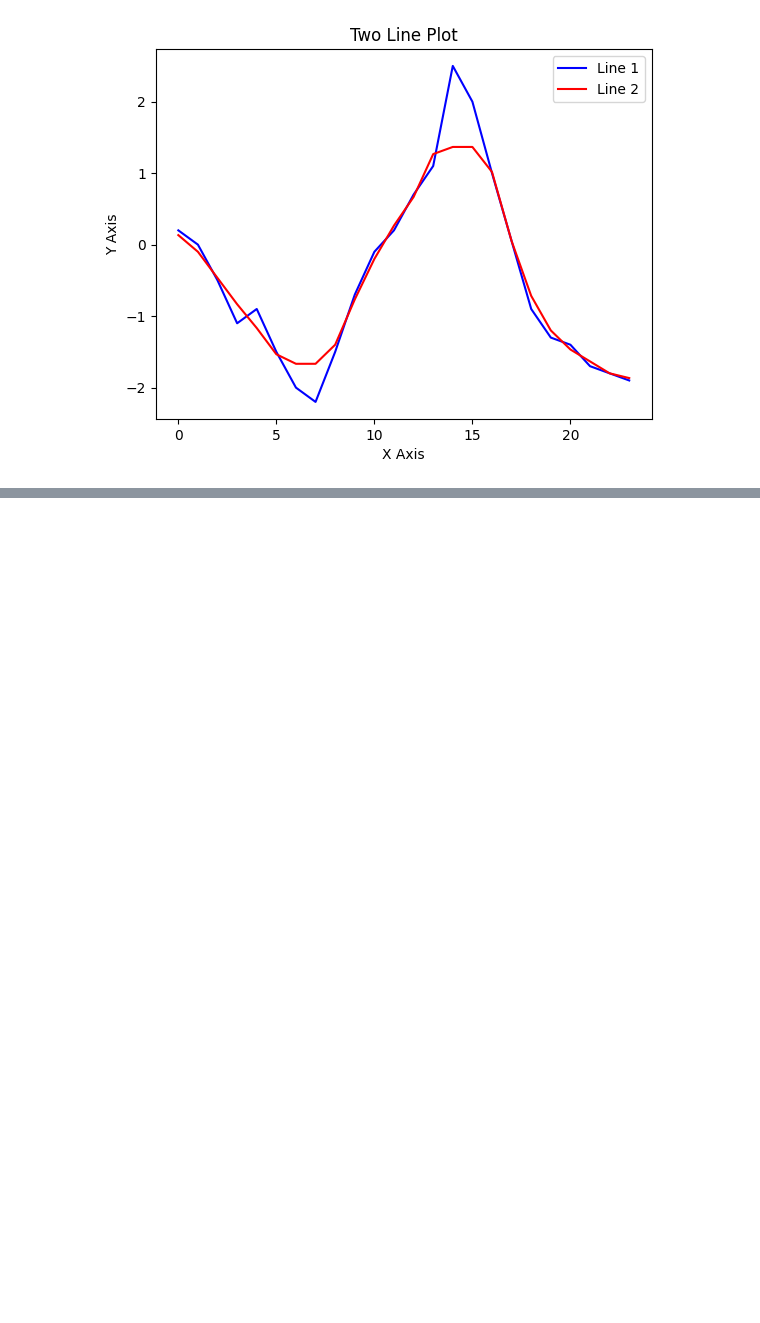
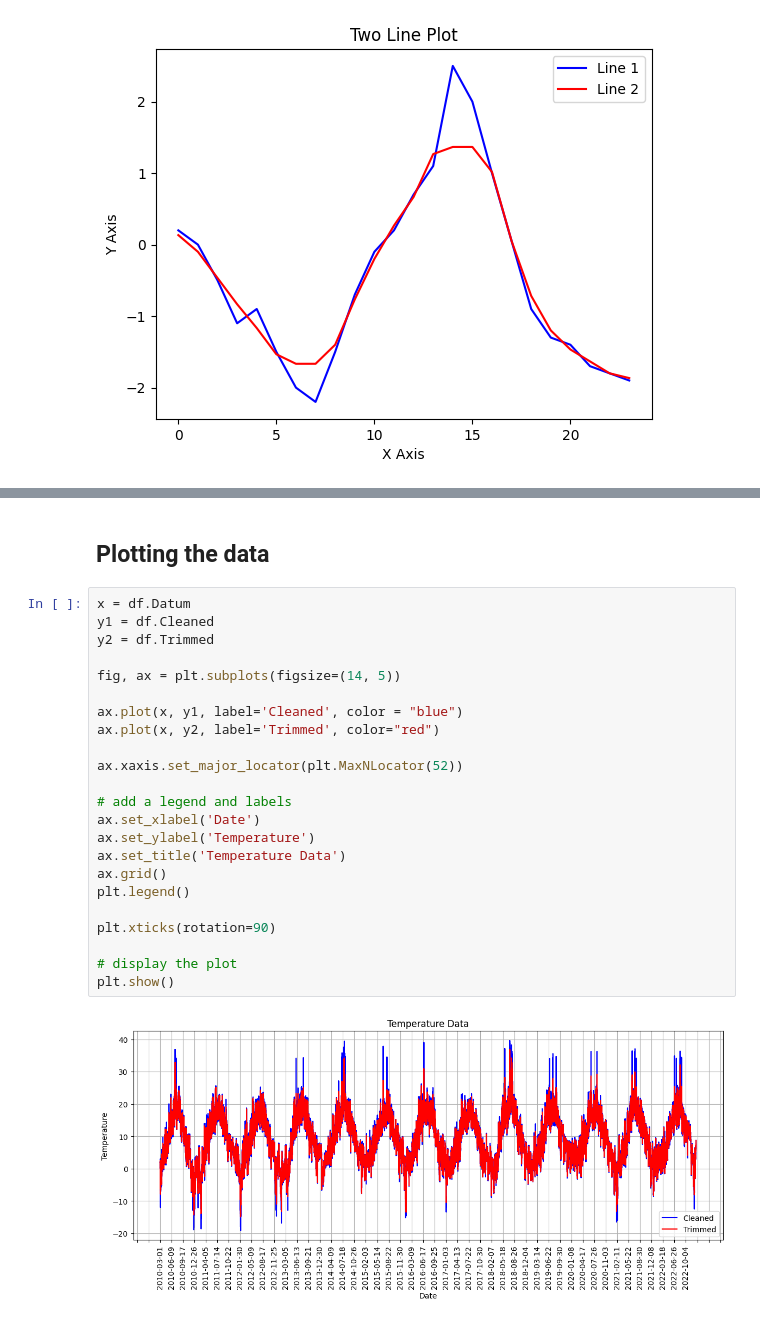
Before and after one commit to SebbeCaliban/DataAnalys, a Jupyter notebook: Smhi_analys.ipynb, the cells around one changed output, grey strips where cells are left out. Drawn from its saved outputs; the diff is of its cells as text; blank space fills up the shorter version.

```diff
--- a/Smhi_analys.ipynb
+++ b/Smhi_analys.ipynb
@@ -133,0 +206,27 @@ plt.show()
+# %% [markdown]
+## Plotting the data
+# %%
+x = df.Datum
+y1 = df.Cleaned
+y2 = df.Trimmed
+
+fig, ax = plt.subplots(figsize=(14, 5))
+
+ax.plot(x, y1, label='Cleaned', color = "blue")
+ax.plot(x, y2, label='Trimmed', color="red")
+
+ax.xaxis.set_major_locator(plt.MaxNLocator(52))
+
+# add a legend and labels
+ax.set_xlabel('Date')
+ax.set_ylabel('Temperature')
+ax.set_title('Temperature Data')
+ax.grid()
+plt.legend()
+
+plt.xticks(rotation=90)
+
+# display the plot
+plt.show()
+# %% [output]
+[figure, added]
```
Also changed, not shown: parts of 8 cells of this notebook.
